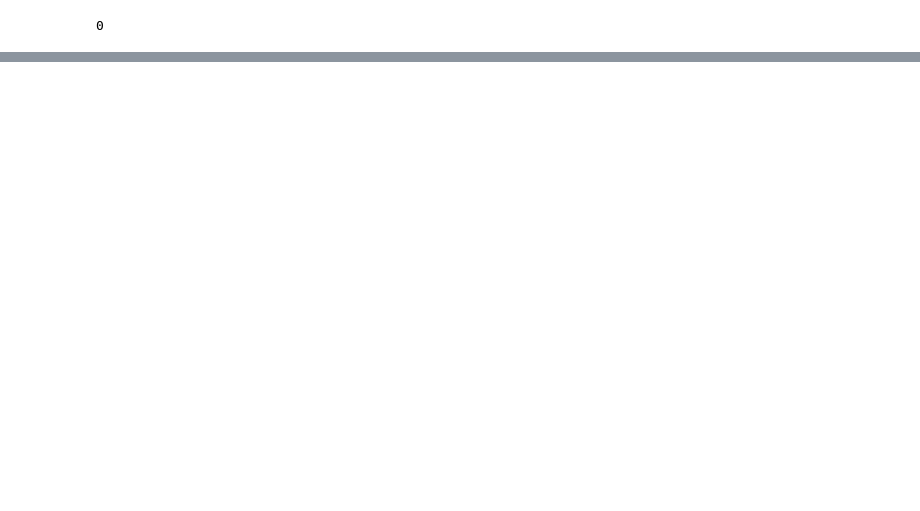
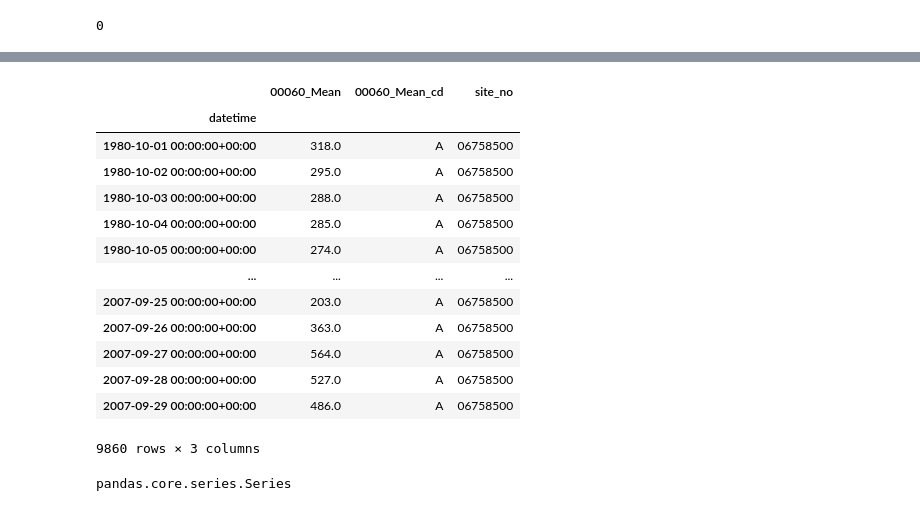
Before and after one commit to rmcd-mscb/onhm2thredds, a Jupyter notebook: notebook/getnhm_segment.ipynb, the cells around one changed output, grey strips where cells are left out. Cells and saved outputs as stored; diff of their text form; code cells hidden in the pictures; blank space fills up the shorter version.

```diff
--- a/notebook/getnhm_segment.ipynb
+++ b/notebook/getnhm_segment.ipynb
@@ -125,0 +230,20 @@ gf_poi
+# %%
+site='06758500'
+df = nwis.get_record(sites=site, service='dv', start='1980-10-01',  parameterCd='00060')
+# %%
+df
+# %% [output]
+|  | 00060_Mean | 00060_Mean_cd | site_no |
+| datetime |  |  |  |
+| 1980-10-01 00:00:00+00:00 | 318.0 | A | 06758500 |
+| 1980-10-02 00:00:00+00:00 | 295.0 | A | 06758500 |
+| 1980-10-03 00:00:00+00:00 | 288.0 | A | 06758500 |
+| 1980-10-04 00:00:00+00:00 | 285.0 | A | 06758500 |
+| 1980-10-05 00:00:00+00:00 | 274.0 | A | 06758500 |
+| ... | ... | ... | ... |
+| 2007-09-25 00:00:00+00:00 | 203.0 | A | 06758500 |
+| 2007-09-26 00:00:00+00:00 | 363.0 | A | 06758500 |
+| 2007-09-27 00:00:00+00:00 | 564.0 | A | 06758500 |
+| 2007-09-28 00:00:00+00:00 | 527.0 | A | 06758500 |
+| 2007-09-29 00:00:00+00:00 | 486.0 | A | 06758500 |
+9860 rows × 3 columns
@@ -125,0 +253,4 @@ gf_poi
+# %%
+type(qobs['USGS-06758500'])
+# %% [output]
+pandas.core.series.Series
```
Also changed, not shown: parts of 28 cells of this notebook.
